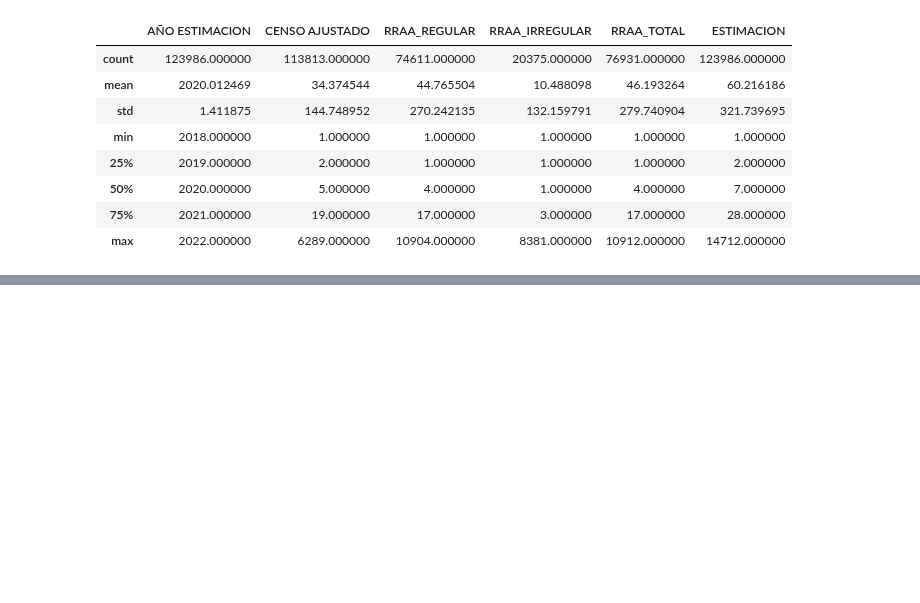
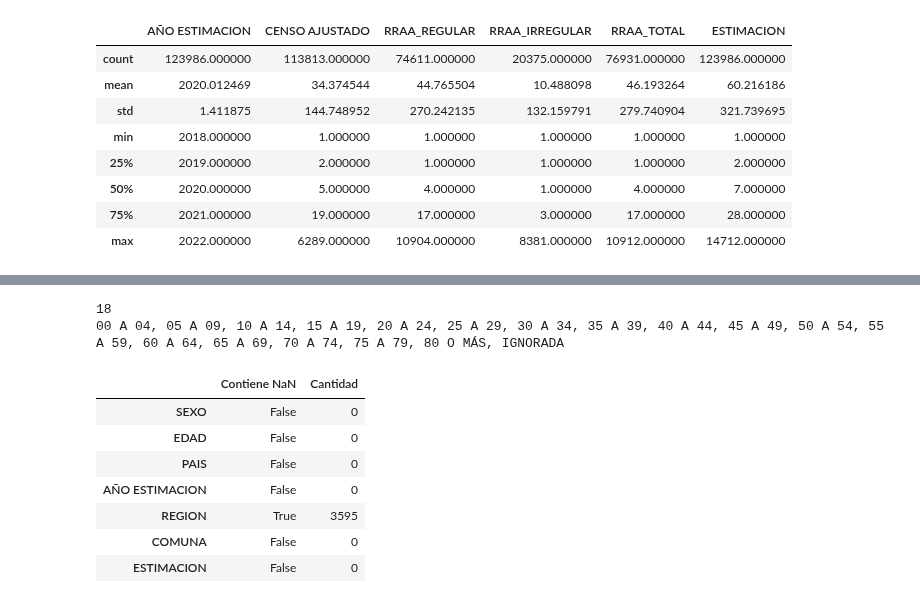
Before and after one commit to diegomacaya/proyecto_DataScience_DMS, a Jupyter notebook: src/explore.ipynb, the cells around one changed output, grey strips where cells are left out. Saved outputs shown, nothing was run; the diff lists cells and outputs as text; code cells hidden in the pictures; blank space fills up the shorter version.

```diff
--- a/src/explore.ipynb
+++ b/src/explore.ipynb
@@ -28,0 +68,32 @@ data_raw.describe()
+# %%
+df_rango_edades = data_raw['EDAD'].nunique()
+
+print(df_rango_edades)
+
+edades = ', '.join(data_raw['EDAD'].unique())
+print(edades)
+# %% [output]
+18
+00 A 04, 05 A 09, 10 A 14, 15 A 19, 20 A 24, 25 A 29, 30 A 34, 35 A 39, 40 A 44, 45 A 49, 50 A 54, 55 A 59, 60 A 64, 65 A 69, 70 A 74, 75 A 79, 80 O MÁS, IGNORADA
+# %%
+#sirve para evaluar las columnas a eliminar e identificar aquellas que debemos filtrar
+
+def contar_NAN(ds):
+    conteo = ds.isna().sum()
+    return conteo
+
+
+contiene_nan = data_raw.isna().any()
+
+data_raw_NaN = pd.concat([contiene_nan,contar_NAN(data_raw)], axis=1)
+data_raw_NaN.columns = ['Contiene NaN','Cantidad']
+data_raw_NaN
+# %% [output]
+|  | Contiene NaN | Cantidad |
+| SEXO | False | 0 |
+| EDAD | False | 0 |
+| PAIS | False | 0 |
+| AÑO ESTIMACION | False | 0 |
+| REGION | True | 3595 |
+| COMUNA | False | 0 |
+| ESTIMACION | False | 0 |
```
Also changed, not shown: parts of 5 cells of this notebook.
